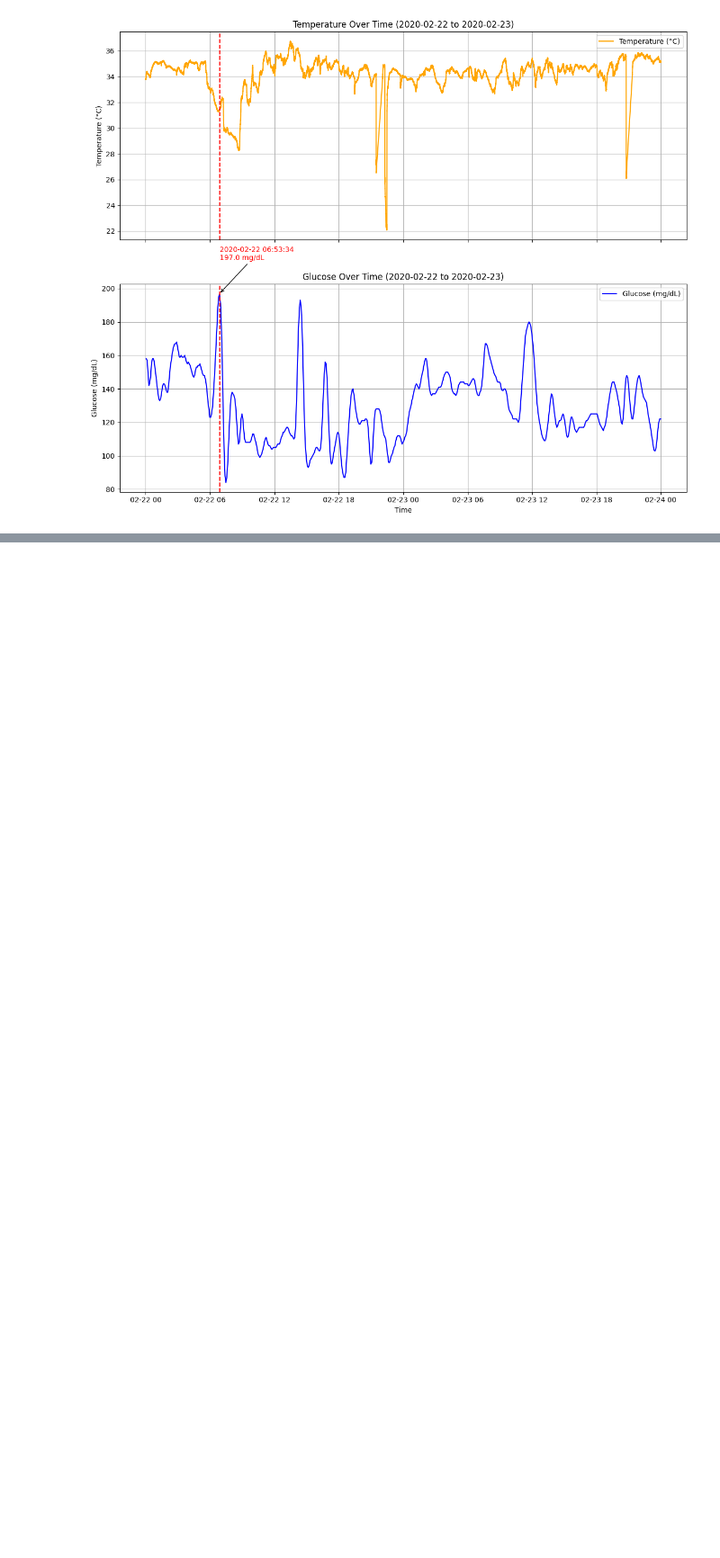
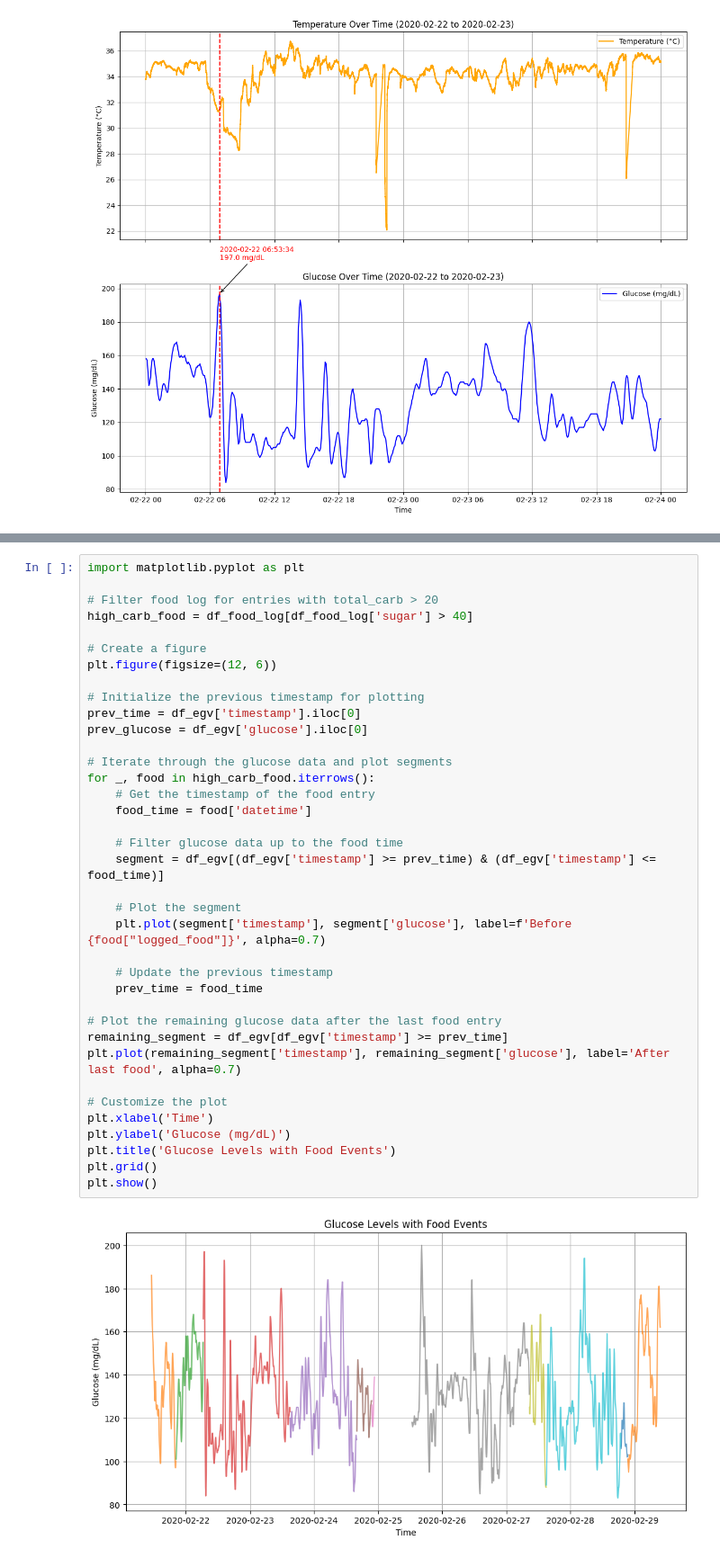
Before and after one commit to KrazyKats/dsc106_team, a Jupyter notebook: quy_work/EDA.ipynb, the cells around one changed output, grey strips where cells are left out. Shown at 90% size. Drawn from its saved outputs; the diff is of its cells as text; blank space fills up the shorter version.

```diff
--- a/quy_work/EDA.ipynb
+++ b/quy_work/EDA.ipynb
@@ -201,0 +235,39 @@ np.float64(130.43322321849928)
+# %%
+import matplotlib.pyplot as plt
+
+# Filter food log for entries with total_carb > 20
+high_carb_food = df_food_log[df_food_log['sugar'] > 40]
+
+# Create a figure
+plt.figure(figsize=(12, 6))
+
+# Initialize the previous timestamp for plotting
+prev_time = df_egv['timestamp'].iloc[0]
+prev_glucose = df_egv['glucose'].iloc[0]
+
+# Iterate through the glucose data and plot segments
+for _, food in high_carb_food.iterrows():
+    # Get the timestamp of the food entry
+    food_time = food['datetime']
+
+    # Filter glucose data up to the food time
+    segment = df_egv[(df_egv['timestamp'] >= prev_time) & (df_egv['timestamp'] <= food_time)]
+
+    # Plot the segment
+    plt.plot(segment['timestamp'], segment['glucose'], label=f'Before {food["logged_food"]}', alpha=0.7)
+
+    # Update the previous timestamp
+    prev_time = food_time
+
+# Plot the remaining glucose data after the last food entry
+remaining_segment = df_egv[df_egv['timestamp'] >= prev_time]
+plt.plot(remaining_segment['timestamp'], remaining_segment['glucose'], label='After last food', alpha=0.7)
+
+# Customize the plot
+plt.xlabel('Time')
+plt.ylabel('Glucose (mg/dL)')
+plt.title('Glucose Levels with Food Events')
+plt.grid()
+plt.show()
+# %% [output]
+[figure, added]
```
Also changed, not shown: parts of 6 cells of this notebook.
